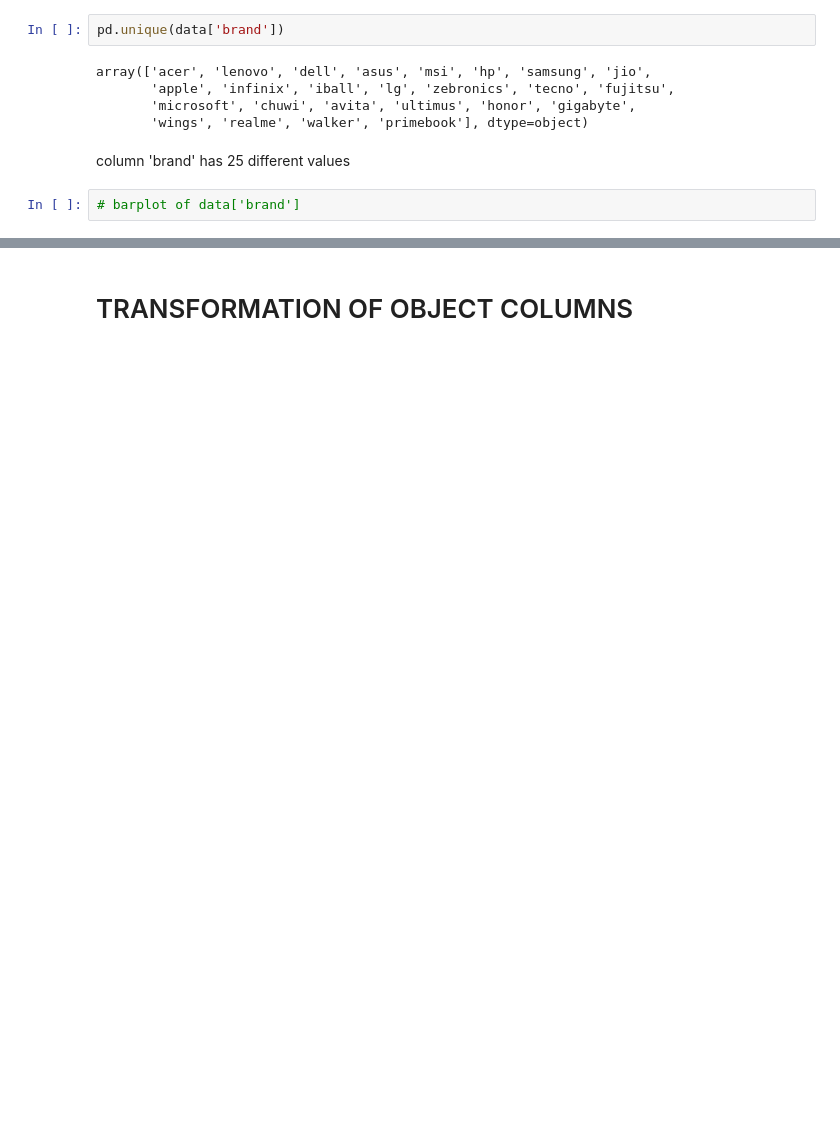
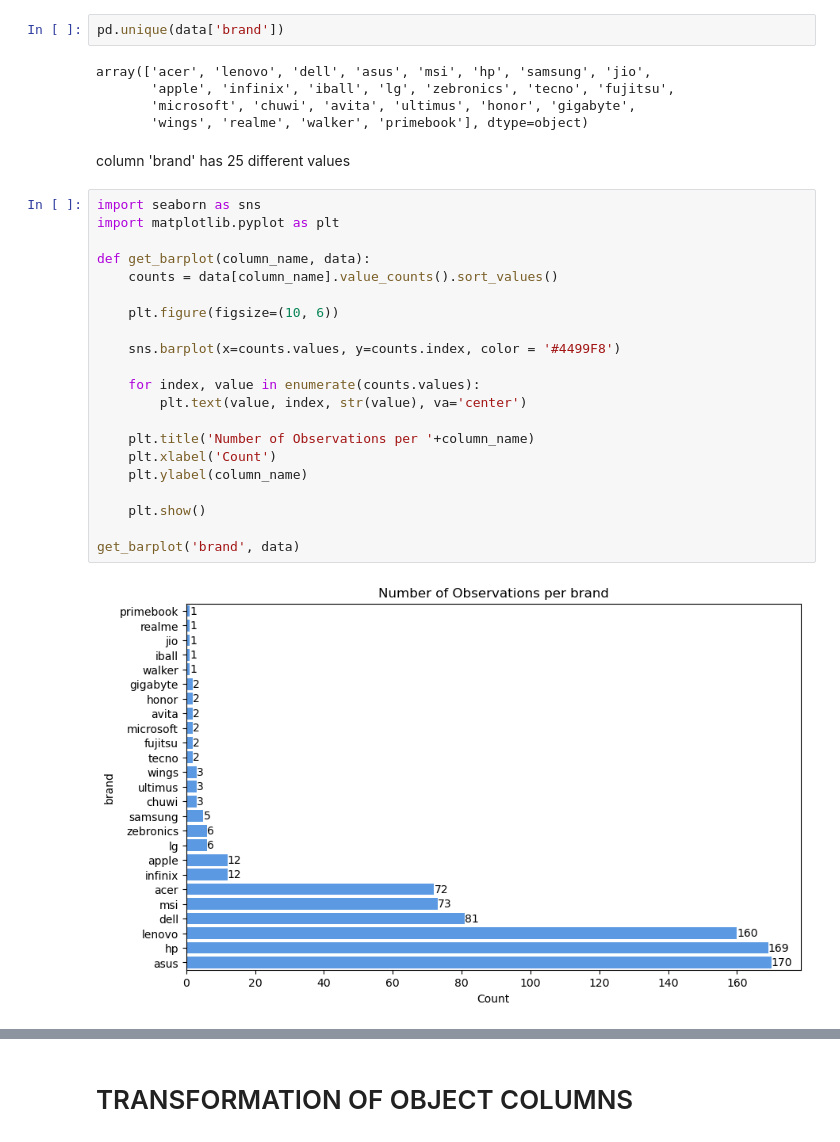
Before and after one commit to kateqwerty001/Laptops_Clustering, a Jupyter notebook: EDA/EDA_LaptopsClustering_Kate.ipynb, the cells around one changed output, grey strips where cells are left out. Saved outputs shown, nothing was run; the diff lists cells and outputs as text; blank space fills up the shorter version.

```diff
--- a/EDA/EDA_LaptopsClustering_Kate.ipynb
+++ b/EDA/EDA_LaptopsClustering_Kate.ipynb
@@ -84,5 +88,26 @@ array(['acer', 'lenovo', 'dell', 'asus', 'msi', 'hp', 'samsung', 'jio',
        'wings', 'realme', 'walker', 'primebook'], dtype=object)
 # %% [markdown]
 column 'brand' has 25 different values
-# %%
-# barplot of data['brand']
+# %%
+import seaborn as sns
+import matplotlib.pyplot as plt
+
+def get_barplot(column_name, data):
+    counts = data[column_name].value_counts().sort_values()
+
+    plt.figure(figsize=(10, 6))
+
+    sns.barplot(x=counts.values, y=counts.index, color = '#4499F8')
+
+    for index, value in enumerate(counts.values):
+        plt.text(value, index, str(value), va='center')
+
+    plt.title('Number of Observations per '+column_name)
+    plt.xlabel('Count')
+    plt.ylabel(column_name)
+
+    plt.show()
+
+get_barplot('brand', data)
+# %% [output]
+[figure, added]
```
Also changed, not shown: parts of 75 cells of this notebook.
